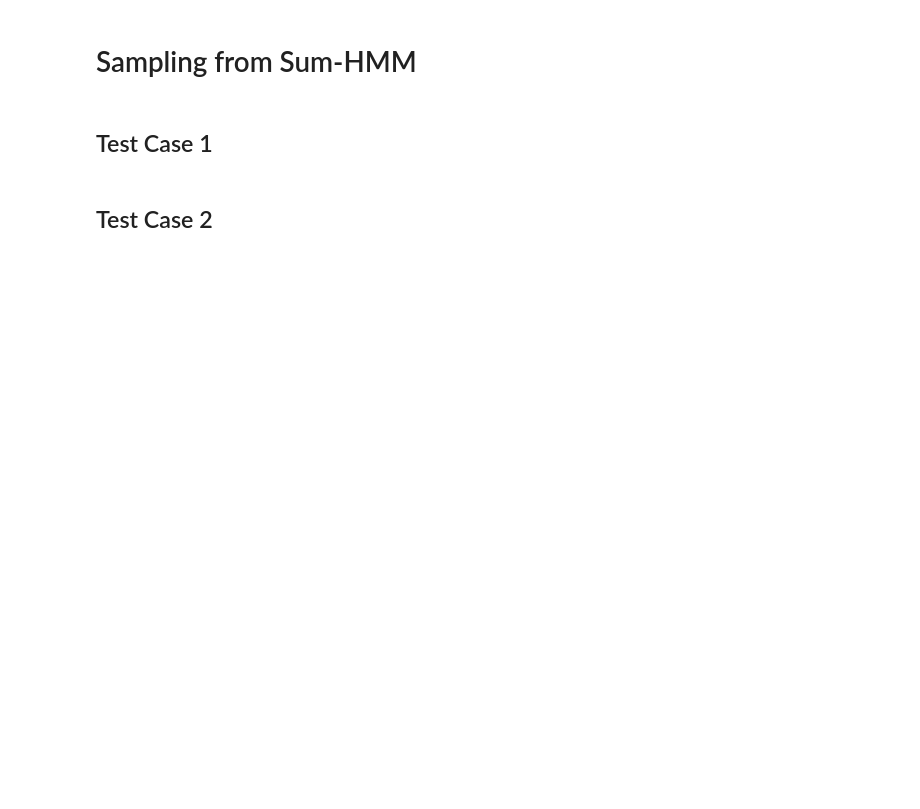
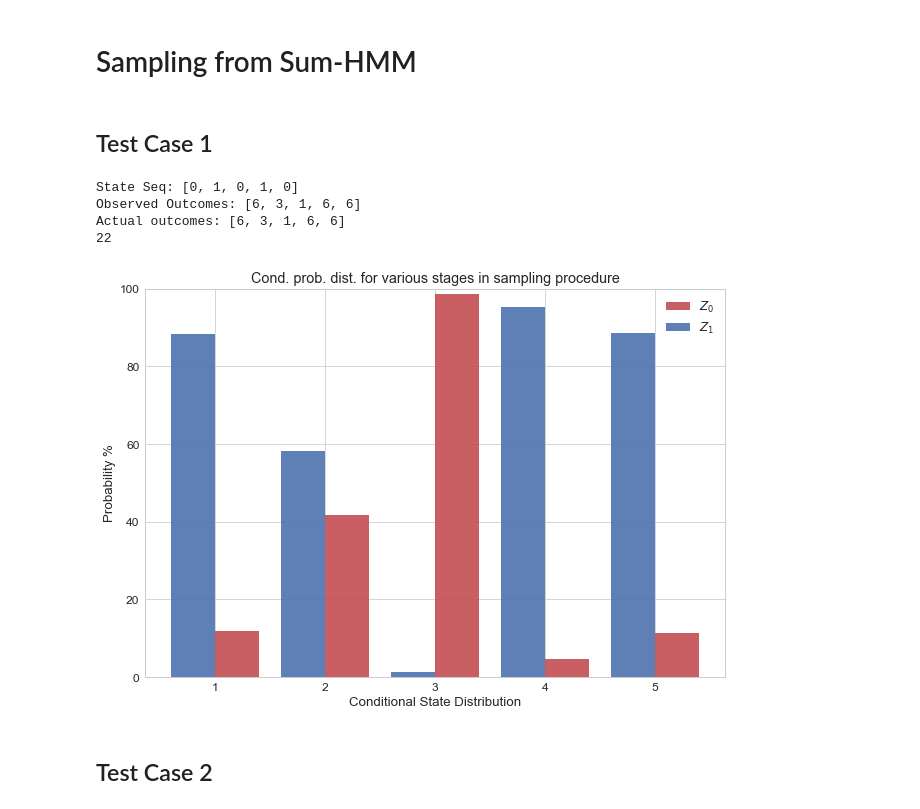
Before and after one commit to ced92/hmm, a Jupyter notebook: Assignment 2 - HMM.ipynb, the cells around one changed output. Saved outputs shown, nothing was run; the diff lists cells and outputs as text; code cells hidden in the pictures; blank space fills up the shorter version.

Commit message:
Cleanup code, add plots in jupyter

```diff
--- a/Assignment 2 - HMM.ipynb
+++ b/Assignment 2 - HMM.ipynb
@@ -22,33 +39,43 @@ from vi import GammaNormal, GaussianVI
+# %%
+def draw_samples_hmm(num_samples,starting_prior,dice_dist1,dice_dist2,transition_matrix,prob_observe):
+    # Sample some values from HMM
+    hmm = HMM(starting_prior, dice_dist1, dice_dist2, transition_matrix, prob_observe)
+    state_sequence = []
+    for _ in range(num_samples):
+        state_sequence.append(hmm.state)
+        hmm.run()
+
+    actual_outcomes = hmm.actual_outcomes
+    observed_outcomes = hmm.observed_outcomes
+    state_seq = state_sequence
+    observed_sum = np.sum(actual_outcomes)
+    print("State Seq: {}".format(state_seq))
+    print("Observed Outcomes: {}".format(observed_outcomes))
+    print("Actual outcomes: {}".format(actual_outcomes))
+    print(observed_sum)
+
+    return observed_outcomes, observed_sum
 # %% [markdown]
 ## Test Case 1
 # %%
 # Define parameters
 starting_prior = [1/2, 1/2]
 dice_dist1 = [1/6]*6
 dice_dist2 = [1/6]*6
 transition_matrix = [[1/4, 3/4],[3/4, 1/4]]
 prob_observe = 1
+num_samples = 5
 
-# Sample some values from HMM
-hmm = HMM(starting_prior, dice_dist1, dice_dist2, transition_matrix, prob_observe)
-state_sequence = []
-for _ in range(8):
-    state_sequence.append(hmm.state)
-    hmm.run()
-
-actual_outcomes = hmm.actual_outcomes
-observed_outcomes = hmm.observed_outcomes
-state_seq = state_sequence
-observed_sum = np.sum(actual_outcomes)
-print("State Seq: {}".format(state_seq))
-print("Observed Outcomes: {}".format(observed_outcomes))
-print("Actual outcomes: {}".format(actual_outcomes))
-print(observed_sum)
-
-
-# Run Inference to find most likely set of states
-states_list = hmm.sample_states(observed_outcomes, observed_sum)
-print("Sampled: {}".format(states_list))
+# Sample and run inference and re-sample
+observed_outcomes, observed_sum = draw_samples_hmm(num_samples,starting_prior,dice_dist1,dice_dist2,transition_matrix,prob_observe)
+states_list, prob_list = hmm.sample_states(observed_outcomes, observed_sum)
+plot_sampling_distributions(num_samples, prob_list)
+# %% [output]
+State Seq: [0, 1, 0, 1, 0]
+Observed Outcomes: [6, 3, 1, 6, 6]
+Actual outcomes: [6, 3, 1, 6, 6]
+22
+[figure, added]
 # %% [markdown]
 ## Test Case 2
 # %%
```
Also changed, not shown: parts of 39 cells of this notebook, 1 other file.
